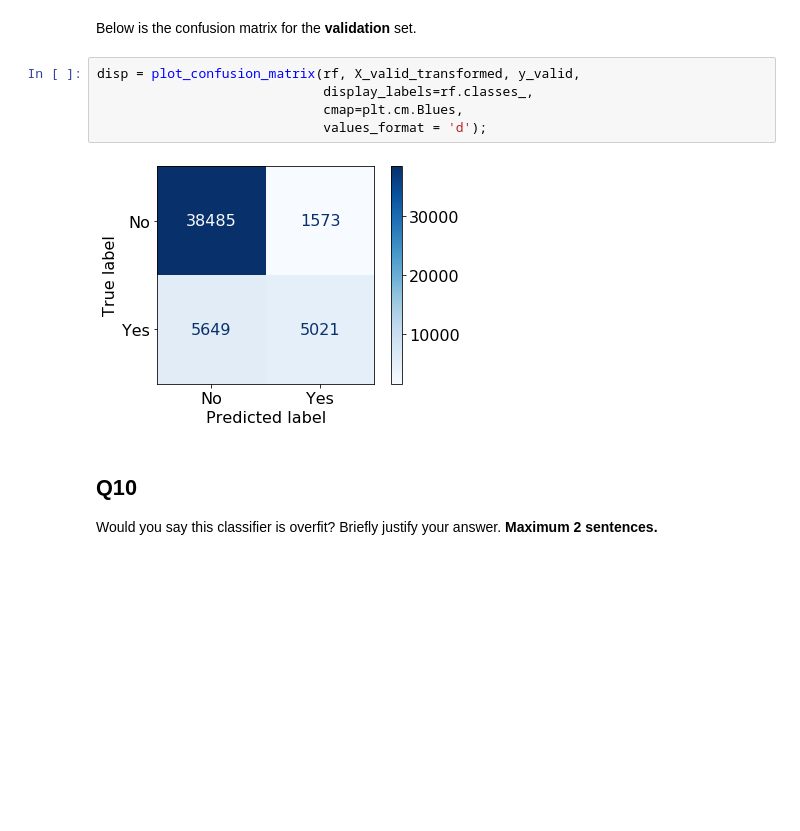
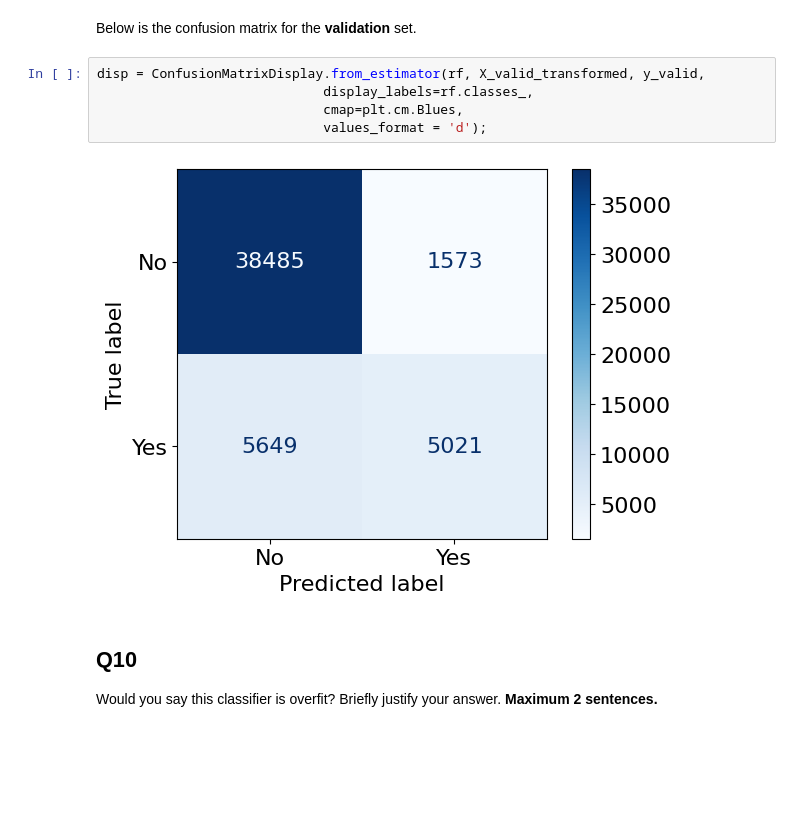
Before and after one commit to ricd99/cpsc330-2022W1, a Jupyter notebook: exams/2019W2/midterm.ipynb, the cells around one changed output. Cells and saved outputs as stored; diff of their text form; blank space fills up the shorter version.

```diff
--- a/exams/2019W2/midterm.ipynb
+++ b/exams/2019W2/midterm.ipynb
@@ -355,12 +359,12 @@ Hint: as a reminder, `class_weight="balanced"` increases the "weight" (or import
 # %% [markdown]
 Below is the confusion matrix for the **validation** set.
 # %%
-disp = plot_confusion_matrix(rf, X_valid_transformed, y_valid,
+disp = ConfusionMatrixDisplay.from_estimator(rf, X_valid_transformed, y_valid,
                              display_labels=rf.classes_,
                              cmap=plt.cm.Blues,
                              values_format = 'd');
 # %% [output]
-[figure, old version]
+[figure, new version]
 # %% [markdown]
 ## Q10
 
```
Also changed, not shown: parts of 14 cells of this notebook.
